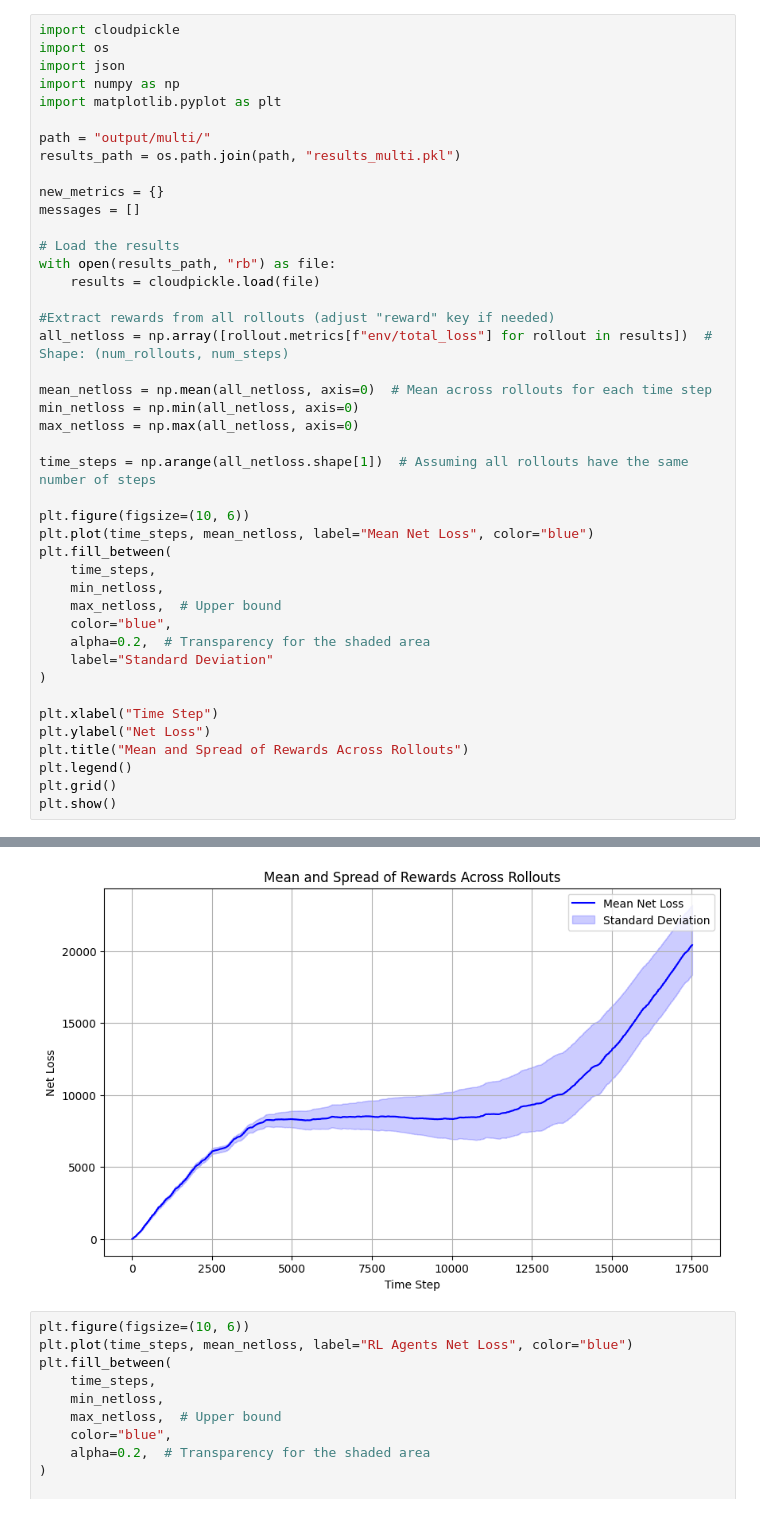
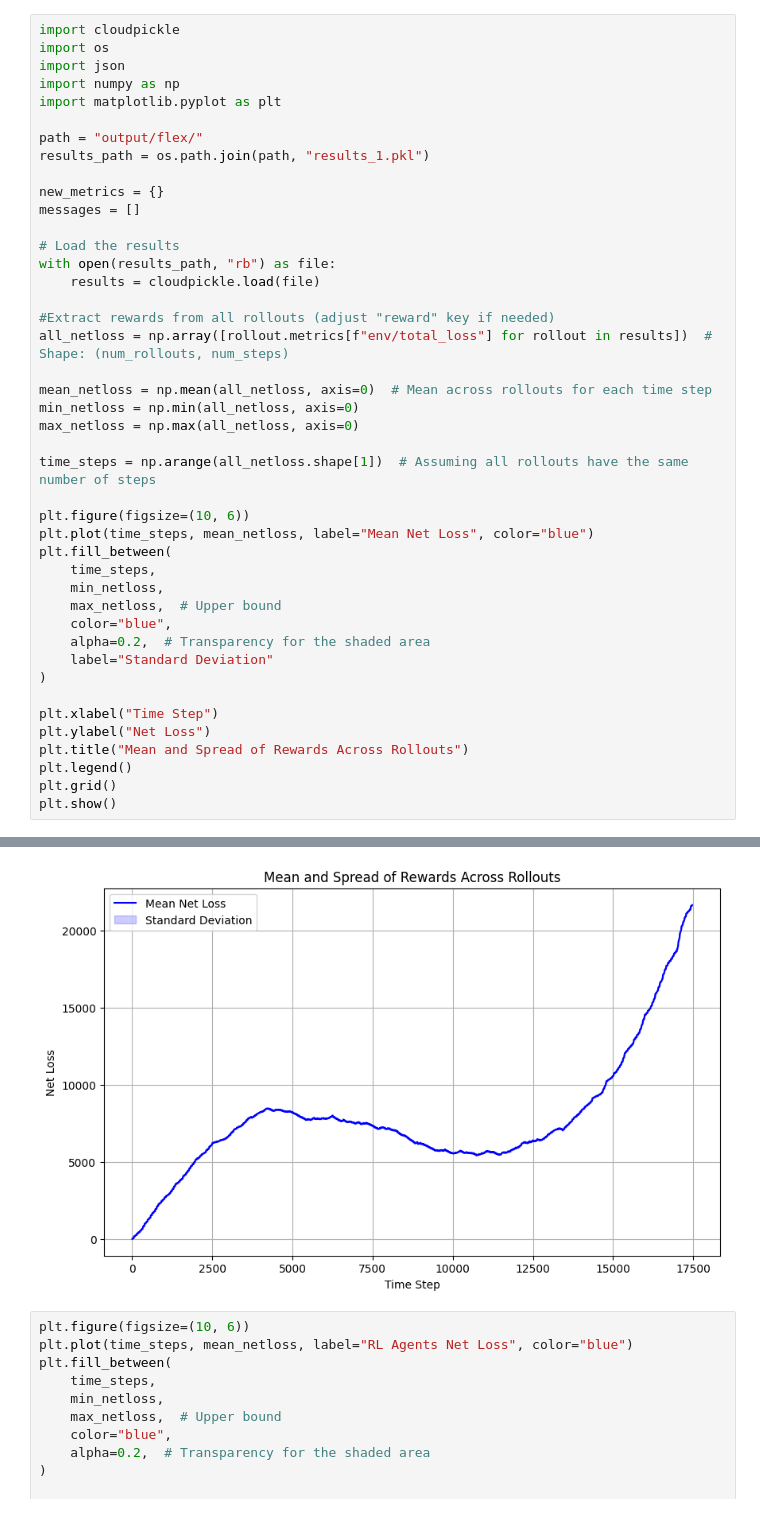
Before and after one commit to antonhlenander/CommunityFlex, a Jupyter notebook: plotting.ipynb, the cells around one changed output, grey strips where cells are left out. Cells and saved outputs as stored; diff of their text form.

```diff
--- a/plotting.ipynb
+++ b/plotting.ipynb
@@ -5,8 +5,8 @@ import json
 import numpy as np
 import matplotlib.pyplot as plt
 
-path = "output/multi/"
-results_path = os.path.join(path, "results_multi.pkl")
+path = "output/flex/"
+results_path = os.path.join(path, "results_1.pkl")
 
 new_metrics = {}
 messages = []
@@ -48,4 +54,4 @@ plt.show()
-[figure, old version]
+[figure, new version]
 # %%
 plt.figure(figsize=(10, 6))
 plt.plot(time_steps, mean_netloss, label="RL Agents Net Loss", color="blue")
```
Also changed, not shown: parts of 2 cells of this notebook, 3 other files.
